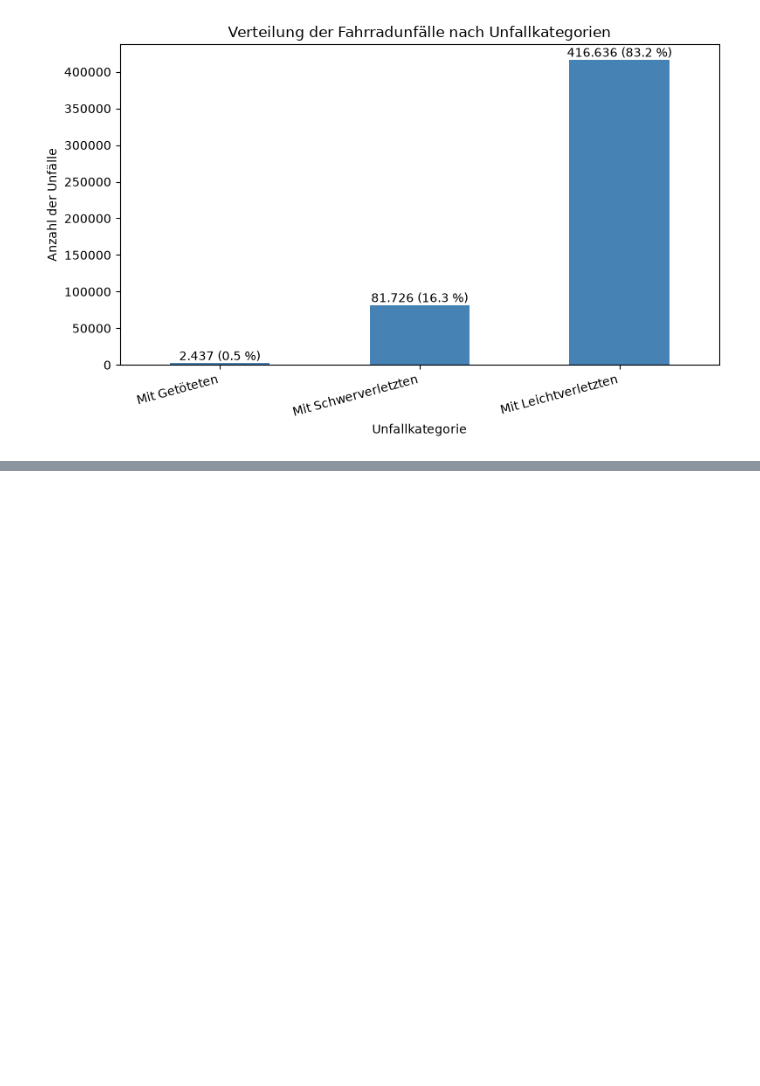
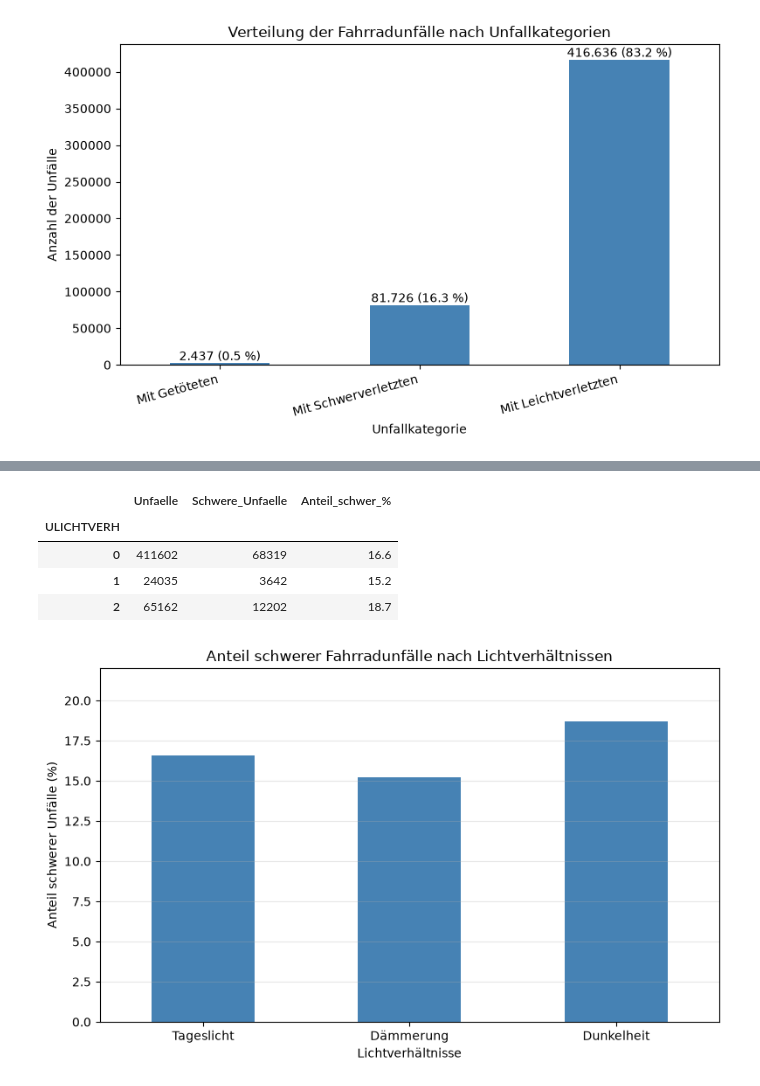
Before and after one commit to RogovaNatalia/Unfallorte_Projekt, a Jupyter notebook: analyse.ipynb, the cells around one changed output, grey strips where cells are left out. Drawn from its saved outputs; the diff is of its cells as text; code cells hidden in the pictures; blank space fills up the shorter version.

```diff
--- a/analyse.ipynb
+++ b/analyse.ipynb
@@ -903,0 +1005,33 @@ plt.tight_layout();
+# %%
+
+# 3.3 Unfallschwere nach Lichtverhältnissen
+
+# Daten auswerten
+nach_licht = schwere_nach_gruppe(df_rad, "ULICHTVERH")
+display(nach_licht)
+
+# Kategorien umbenennen
+nach_licht.index = ["Tageslicht", "Dämmerung", "Dunkelheit"]
+
+# Diagramm erstellen
+nach_licht["Anteil_schwer_%"].plot(
+    kind="bar",
+    figsize=(8, 5),
+    color="steelblue"
+)
+
+plt.title("Anteil schwerer Fahrradunfälle nach Lichtverhältnissen")
+plt.xlabel("Lichtverhältnisse")
+plt.ylabel("Anteil schwerer Unfälle (%)")
+plt.xticks(rotation=0)
+plt.ylim(0, 22)
+plt.grid(axis="y", alpha=0.3)
+plt.tight_layout()
+plt.show()
+# %% [output]
+|  | Unfaelle | Schwere_Unfaelle | Anteil_schwer_% |
+| ULICHTVERH |  |  |  |
+| 0 | 411602 | 68319 | 16.6 |
+| 1 | 24035 | 3642 | 15.2 |
+| 2 | 65162 | 12202 | 18.7 |
+[figure, added]
```
Also changed, not shown: parts of 4 cells of this notebook.
